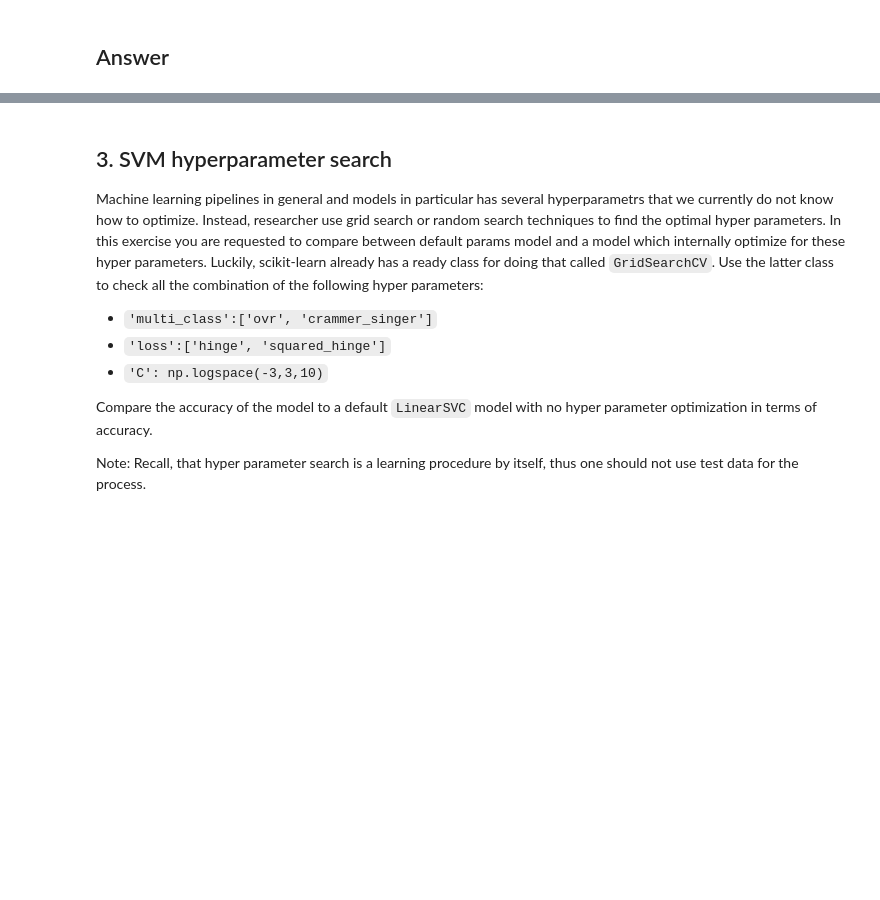
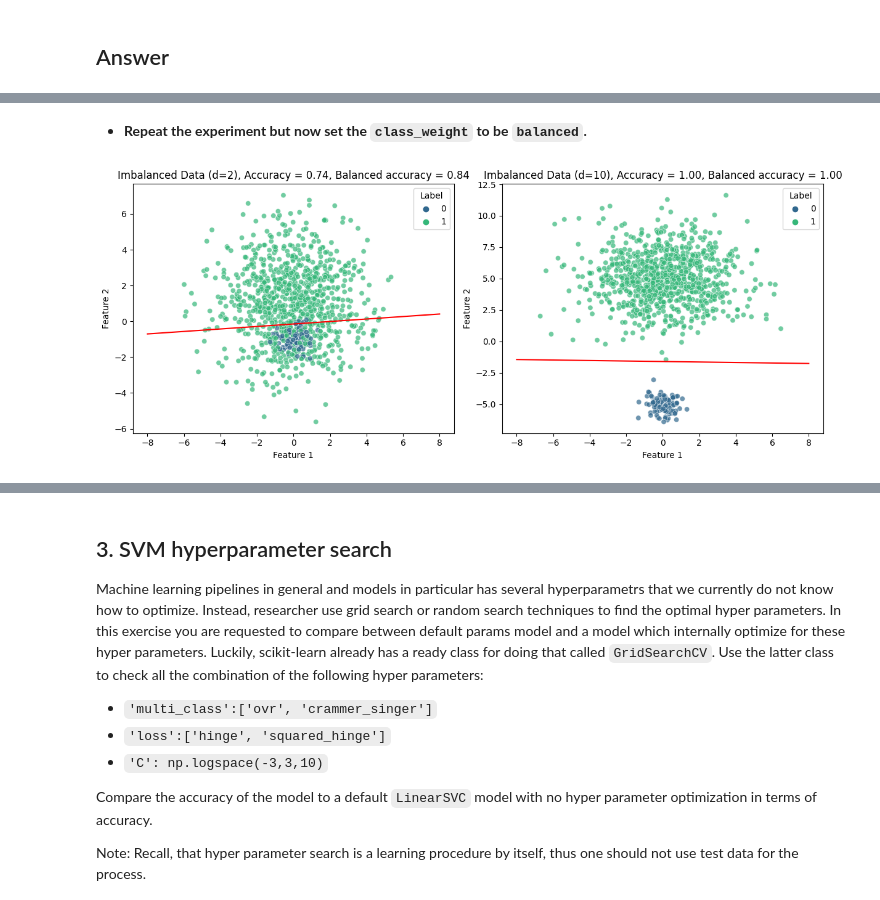
Before and after one commit to anidima/ydata_ml_sl, a Jupyter notebook: HW2_svm_Pegasos.ipynb, the cells around one changed output, grey strips where cells are left out. Saved outputs shown, nothing was run; the diff lists cells and outputs as text; code cells hidden in the pictures; blank space fills up the shorter version.

```diff
--- a/HW2_svm_Pegasos.ipynb
+++ b/HW2_svm_Pegasos.ipynb
@@ -370,0 +405,6 @@ array([[-0.12274579,  0.55092588]])
+# %% [markdown]
+* **Repeat the experiment but now set the `class_weight` to be `balanced`.**
+# %%
+scatter_plots(hyperplane=True, balanced=True)
+# %% [output]
+[figure, added]
```
Also changed, not shown: parts of 14 cells of this notebook.
